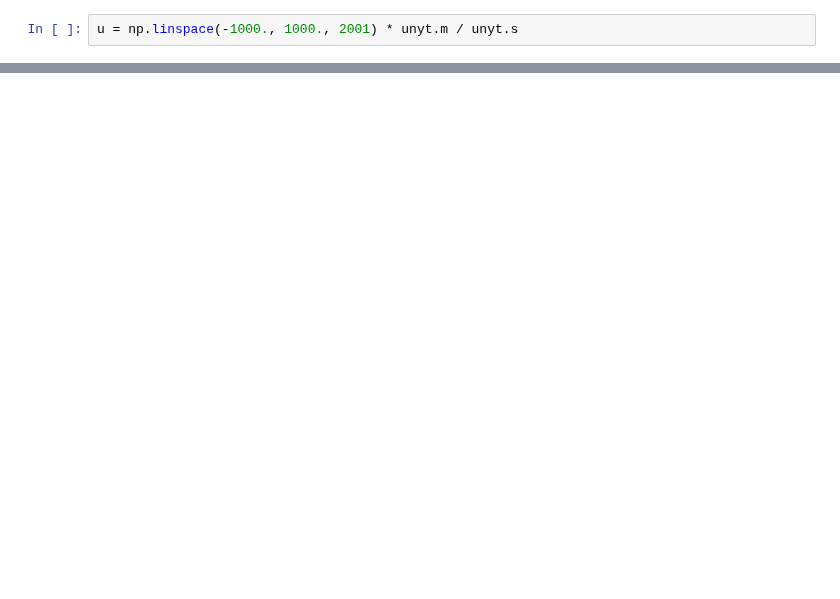
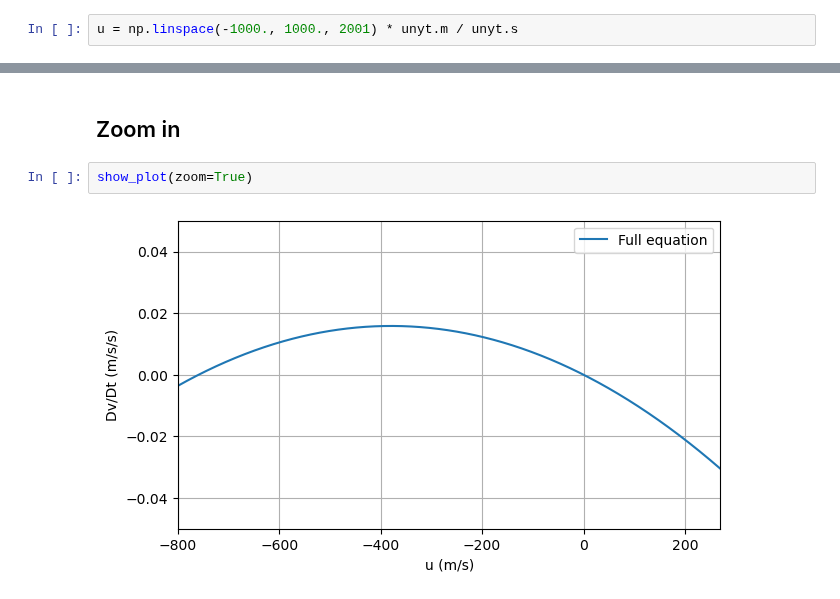
Before and after one commit to profxj/ocea200, a Jupyter notebook: SIOC-212A/Homeworks/Homework1.ipynb, the cells around one changed output, grey strips where cells are left out. Drawn from its saved outputs; the diff is of its cells as text; blank space fills up the shorter version.

```diff
--- a/SIOC-212A/Homeworks/Homework1.ipynb
+++ b/SIOC-212A/Homeworks/Homework1.ipynb
@@ -183,0 +201,6 @@ plt.show()
+# %% [markdown]
+## Zoom in
+# %%
+show_plot(zoom=True)
+# %% [output]
+[figure, added]
```
Also changed, not shown: parts of 14 cells of this notebook.
